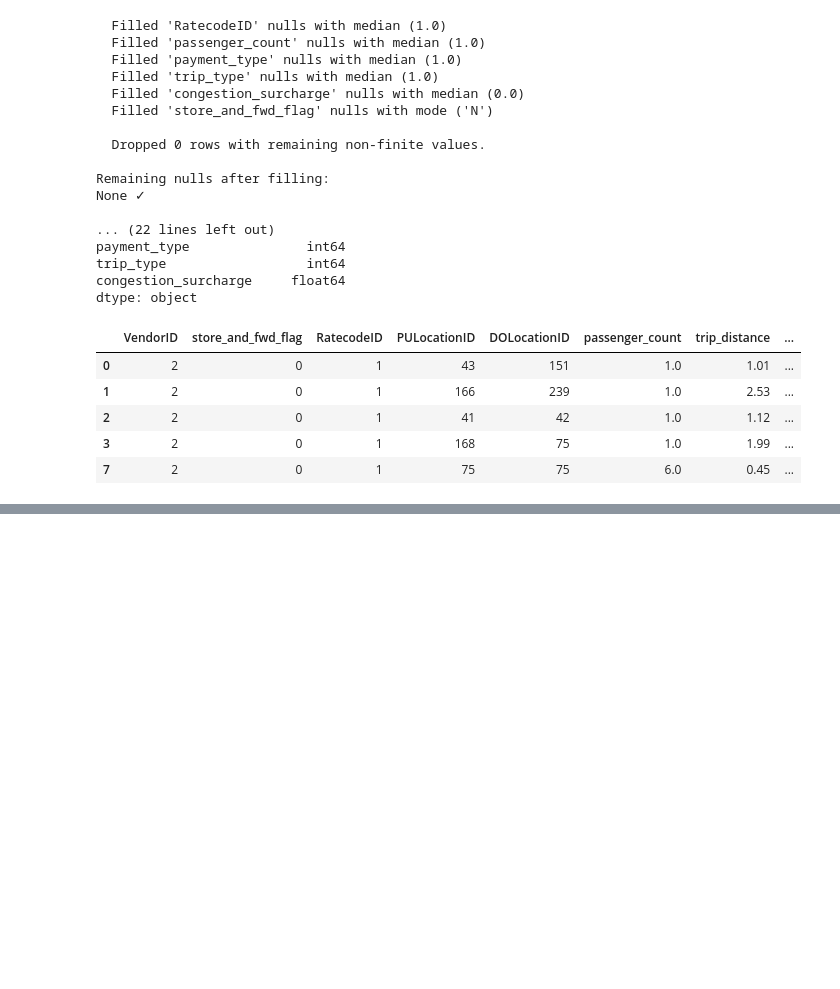
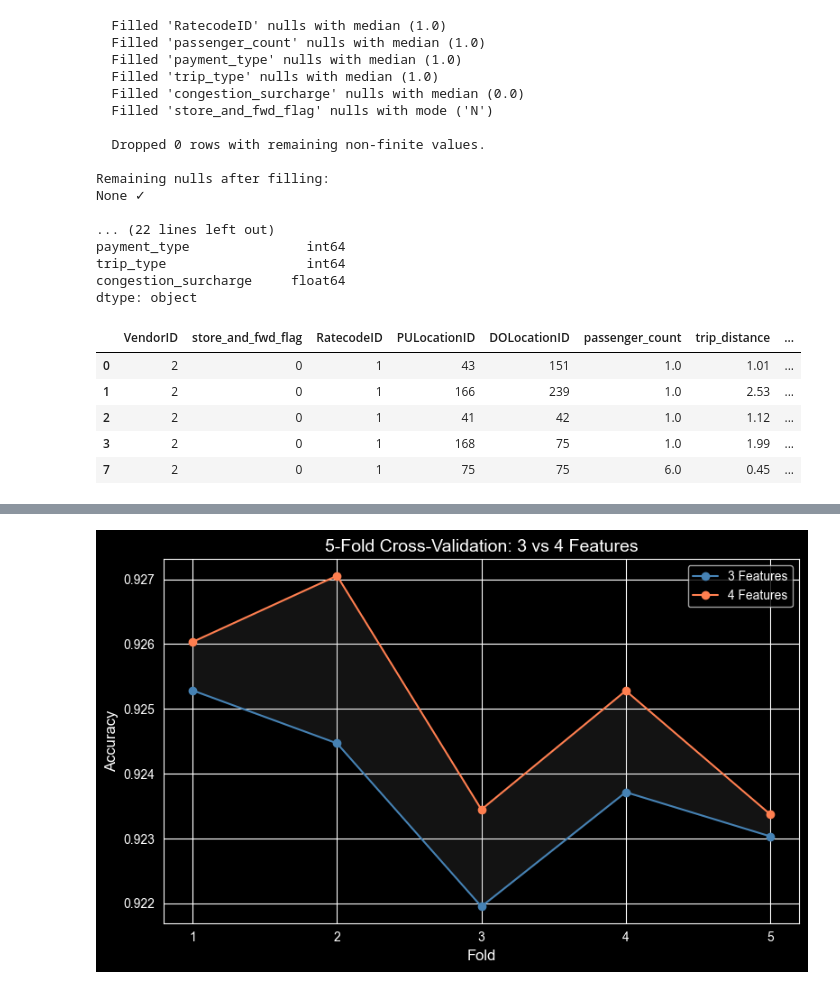
Before and after one commit to TanelPastarus/MLOps, a Jupyter notebook: practice1.ipynb, the cells around one changed output, grey strips where cells are left out. Drawn from its saved outputs; the diff is of its cells as text; code cells hidden in the pictures; blank space fills up the shorter version.

```diff
--- a/practice1.ipynb
+++ b/practice1.ipynb
@@ -222,0 +277,80 @@ df
+# %%
+cv = StratifiedKFold(n_splits=5, shuffle=True, random_state=42)
+
+# 5-Fold Cross-Validation: 3 vs 4 features
+configs = {
+    '3 Features': ['trip_distance', 'fare_amount', 'tip_amount'],
+    '4 Features': ['trip_distance', 'fare_amount', 'tip_amount', 'passenger_count'],
+}
+
+results = {}
+for label, feats in configs.items():
+    pipe = Pipeline([
+        ('scaler', StandardScaler()),
+        ('clf', LogisticRegression(max_iter=1000, random_state=42))
+    ])
+    scores = cross_val_score(pipe, df_clf[feats], df_clf[target],
+                             cv=cv, scoring='accuracy')
+    results[label] = scores
+    print(f"{label}: mean={scores.mean():.4f}  std={scores.std():.4f}  folds={np.round(scores, 4)}")
+
+# Plot fold-by-fold accuracy
+fig, ax = plt.subplots(figsize=(8, 5))
+x = np.arange(1, 6)
+ax.plot(x, results['3 Features'], marker='o', label='3 Features', color='steelblue')
+ax.plot(x, results['4 Features'], marker='o', label='4 Features', color='coral')
+ax.fill_between(x, results['3 Features'], results['4 Features'], alpha=0.15, color='grey')
+ax.set_xticks(x)
+ax.set_xlabel('Fold', fontsize=12)
+ax.set_ylabel('Accuracy', fontsize=12)
+ax.set_title('5-Fold Cross-Validation: 3 vs 4 Features', fontsize=14)
+ax.legend()
+plt.tight_layout()
+plt.show()
+
+# Using 4 features
+features = ['trip_distance', 'fare_amount', 'tip_amount', 'passenger_count']
+
+X = df_clf[features]
+y = df_clf[target]
+
+# Train/test split
+X_train, X_test, y_train, y_test = train_test_split(
+    X, y, test_size=0.2, random_state=42
+)
+
+# Scale features
+scaler = StandardScaler()
+X_train_scaled = scaler.fit_transform(X_train)
+X_test_scaled = scaler.transform(X_test)
+
+# Train Logistic Regression
+clf = LogisticRegression(max_iter=1000, random_state=42)
+clf.fit(X_train_scaled, y_train)
+
+y_pred = clf.predict(X_test_scaled)
+print("Classification Report:")
+print(classification_report(y_test, y_pred, target_names=['Credit Card', 'Cash']))
+
+# --- Confusion Matrix: Actual vs Predicted
+
+cm = confusion_matrix(y_test, y_pred)
+class_names = ['Credit Card', 'Cash']
+
+fig, ax = plt.subplots(figsize=(6, 5))
+sns.heatmap(
+    cm,
+    annot=True,
+    fmt='d',
+    cmap='Blues',
+    xticklabels=class_names,
+    yticklabels=class_names,
+    linewidths=0.5,
+    ax=ax
+)
+ax.set_xlabel('Predicted', fontsize=12)
+ax.set_ylabel('Actual', fontsize=12)
+ax.set_title('Actual vs Predicted – Confusion Matrix', fontsize=14)
+plt.tight_layout()
+plt.show()
+# %% [output]
@@ -222,0 +359 @@ df
+[figure, added]
```
Also changed, not shown: parts of 5 cells of this notebook, 2 other files.
